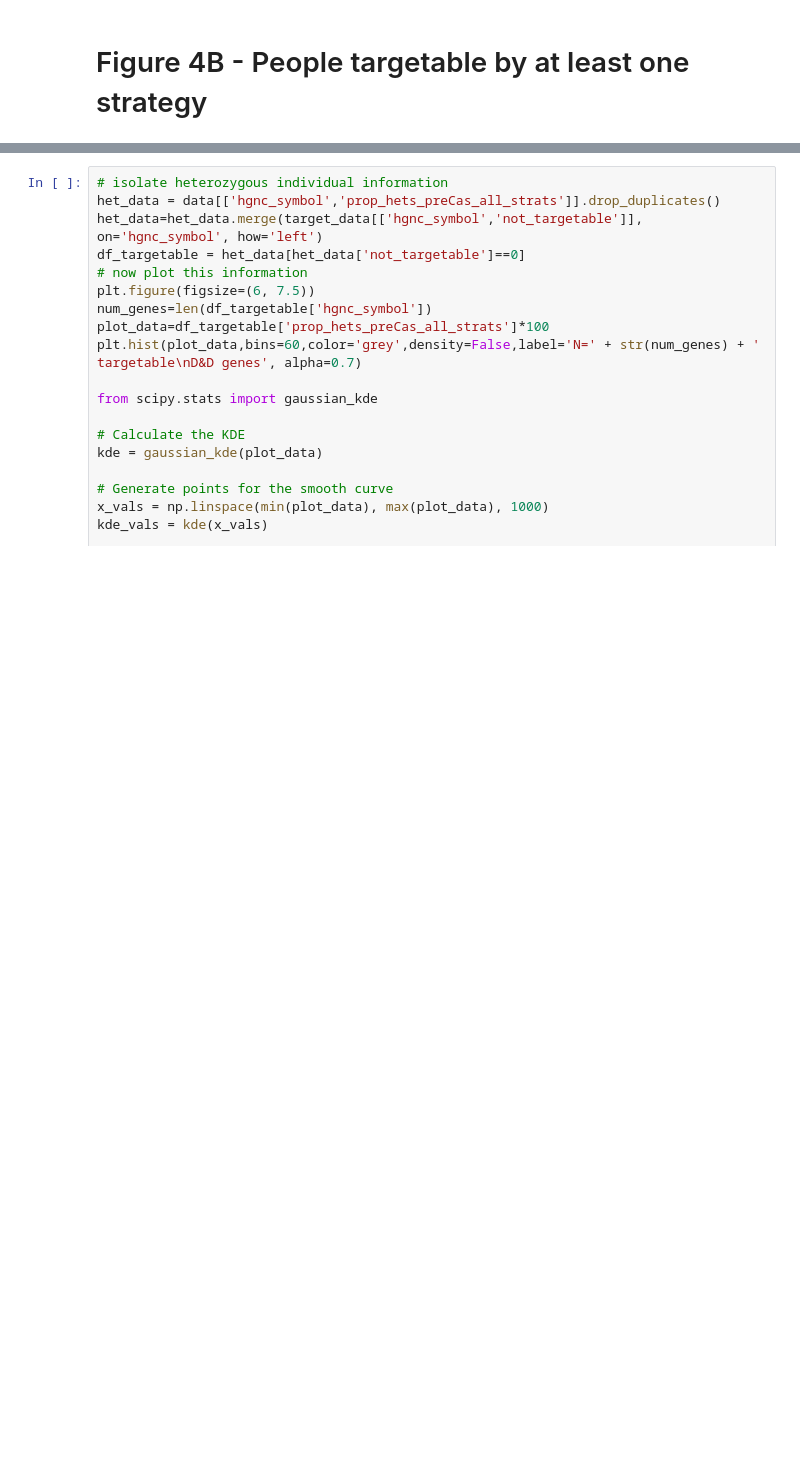
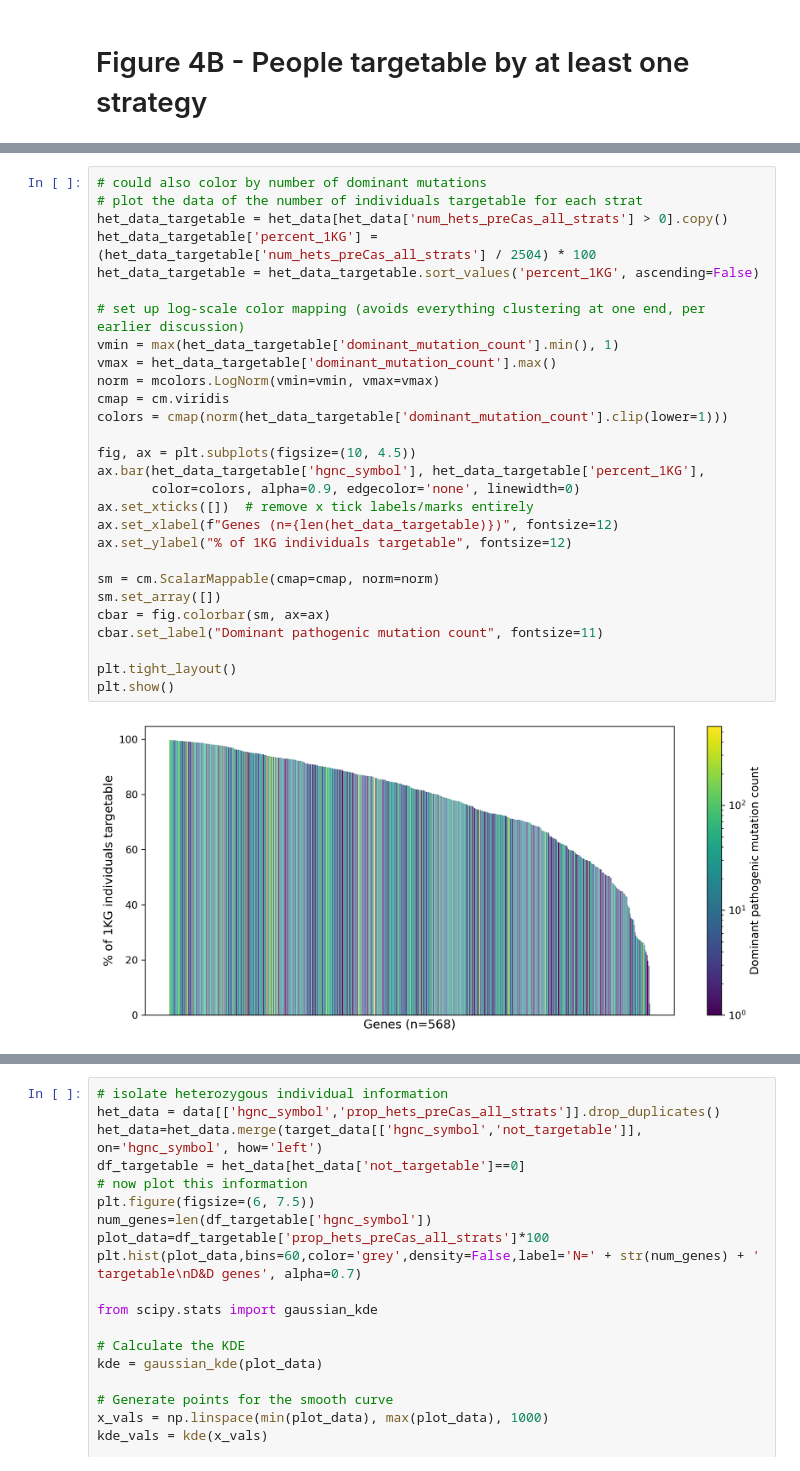
Before and after one commit to gramey02/dnd_project, a Jupyter notebook: scripts/figure_plotting/Figure_Plotting_Ntbk.ipynb, the cells around one changed output, grey strips where cells are left out. Cells and saved outputs as stored; diff of their text form; blank space fills up the shorter version.

```diff
--- a/scripts/figure_plotting/Figure_Plotting_Ntbk.ipynb
+++ b/scripts/figure_plotting/Figure_Plotting_Ntbk.ipynb
@@ -556,0 +646,30 @@ with warnings.catch_warnings():
+# %%
+# could also color by number of dominant mutations
+# plot the data of the number of individuals targetable for each strat
+het_data_targetable = het_data[het_data['num_hets_preCas_all_strats'] > 0].copy()
+het_data_targetable['percent_1KG'] = (het_data_targetable['num_hets_preCas_all_strats'] / 2504) * 100
+het_data_targetable = het_data_targetable.sort_values('percent_1KG', ascending=False)
+
+# set up log-scale color mapping (avoids everything clustering at one end, per earlier discussion)
+vmin = max(het_data_targetable['dominant_mutation_count'].min(), 1)
+vmax = het_data_targetable['dominant_mutation_count'].max()
+norm = mcolors.LogNorm(vmin=vmin, vmax=vmax)
+cmap = cm.viridis
+colors = cmap(norm(het_data_targetable['dominant_mutation_count'].clip(lower=1)))
+
+fig, ax = plt.subplots(figsize=(10, 4.5))
+ax.bar(het_data_targetable['hgnc_symbol'], het_data_targetable['percent_1KG'],
+       color=colors, alpha=0.9, edgecolor='none', linewidth=0)
+ax.set_xticks([])  # remove x tick labels/marks entirely
+ax.set_xlabel(f"Genes (n={len(het_data_targetable)})", fontsize=12)
+ax.set_ylabel("% of 1KG individuals targetable", fontsize=12)
+
+sm = cm.ScalarMappable(cmap=cmap, norm=norm)
+sm.set_array([])
+cbar = fig.colorbar(sm, ax=ax)
+cbar.set_label("Dominant pathogenic mutation count", fontsize=11)
+
+plt.tight_layout()
+plt.show()
+# %% [output]
+[figure, added]
```
Also changed, not shown: parts of 20 cells of this notebook.
